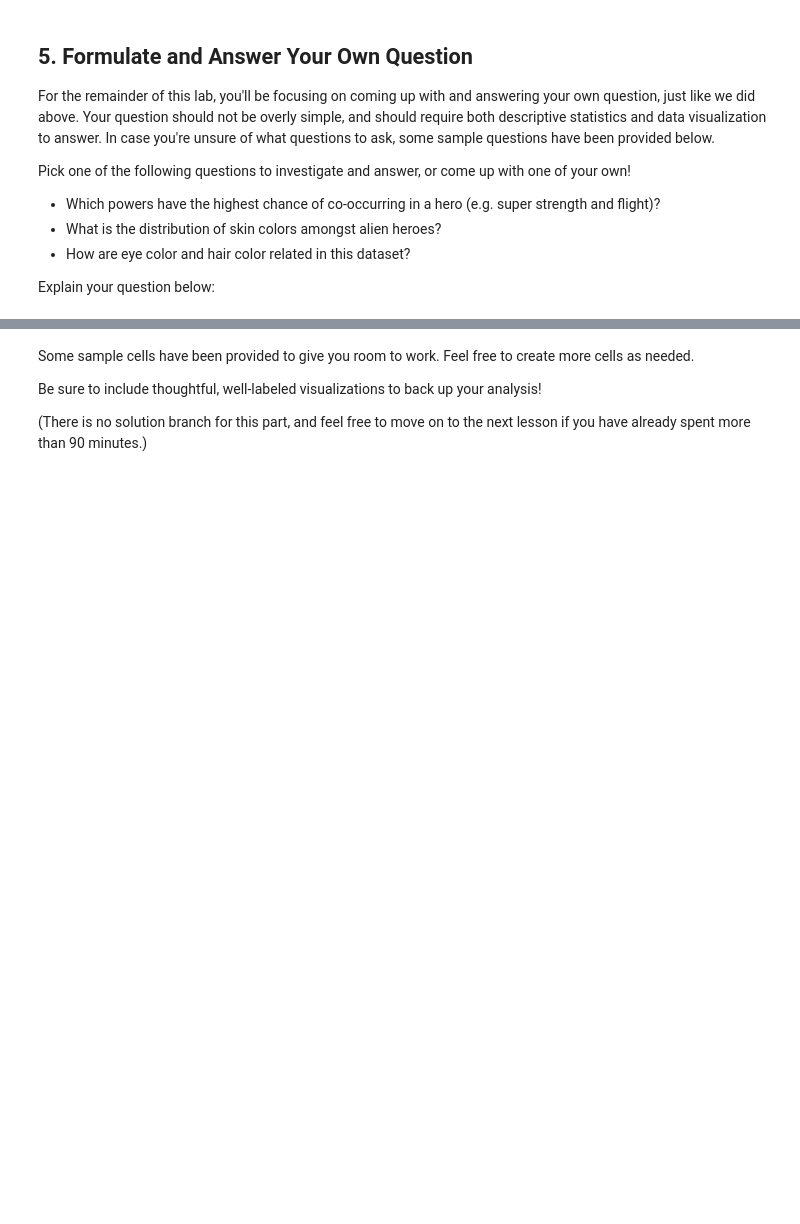
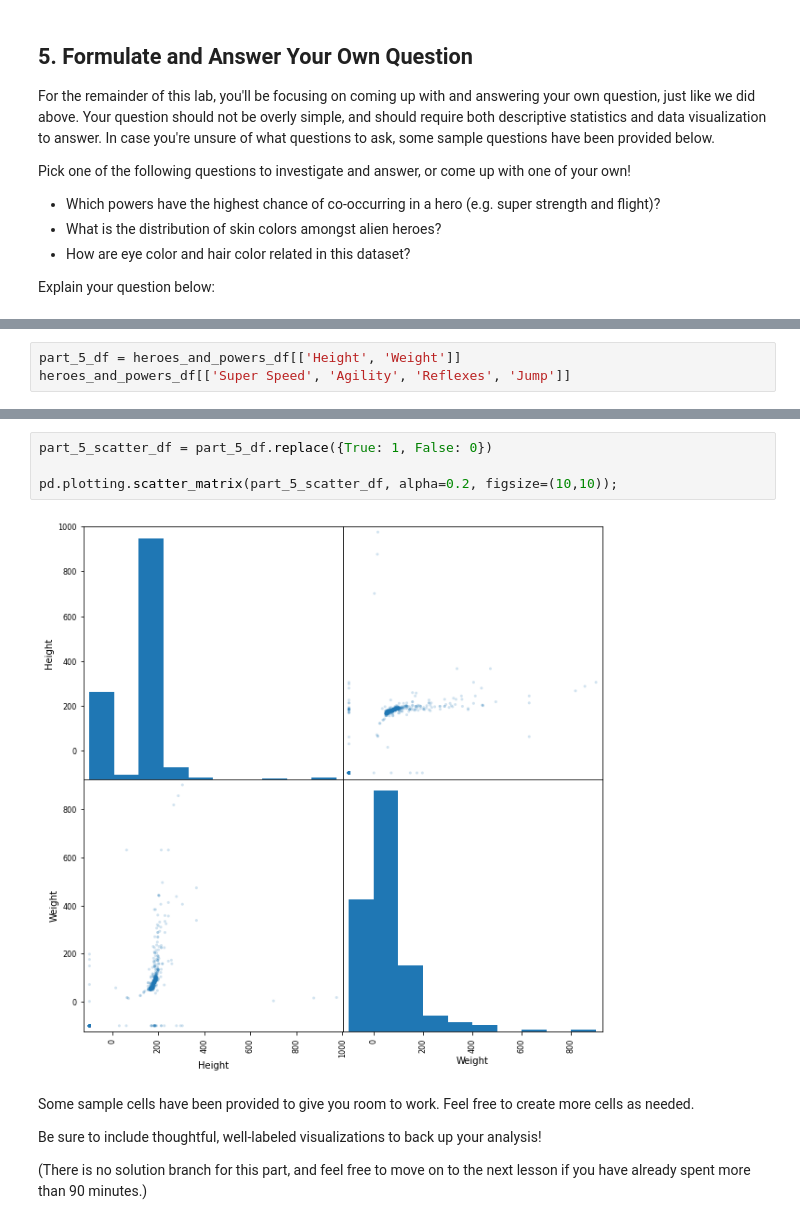
Before and after one commit to yatorAdams/dsc-pandas-data-cleaning-lab, a Jupyter notebook: index.ipynb, the cells around one changed output, grey strips where cells are left out. Cells and saved outputs as stored; diff of their text form; blank space fills up the shorter version.

```diff
--- a/index.ipynb
+++ b/index.ipynb
@@ -823,0 +802,3 @@ None
+# %%
+part_5_df = heroes_and_powers_df[['Height', 'Weight']]
+heroes_and_powers_df[['Super Speed', 'Agility', 'Reflexes', 'Jump']]
@@ -824,3 +819,9 @@ None
+# %%
+part_5_scatter_df = part_5_df.replace({True: 1, False: 0})
+
+pd.plotting.scatter_matrix(part_5_scatter_df, alpha=0.2, figsize=(10,10));
+# %% [output]
+[figure, added]
 # %% [markdown]
 Some sample cells have been provided to give you room to work. Feel free to create more cells as needed.
 
```
Also changed, not shown: parts of 14 cells of this notebook.
